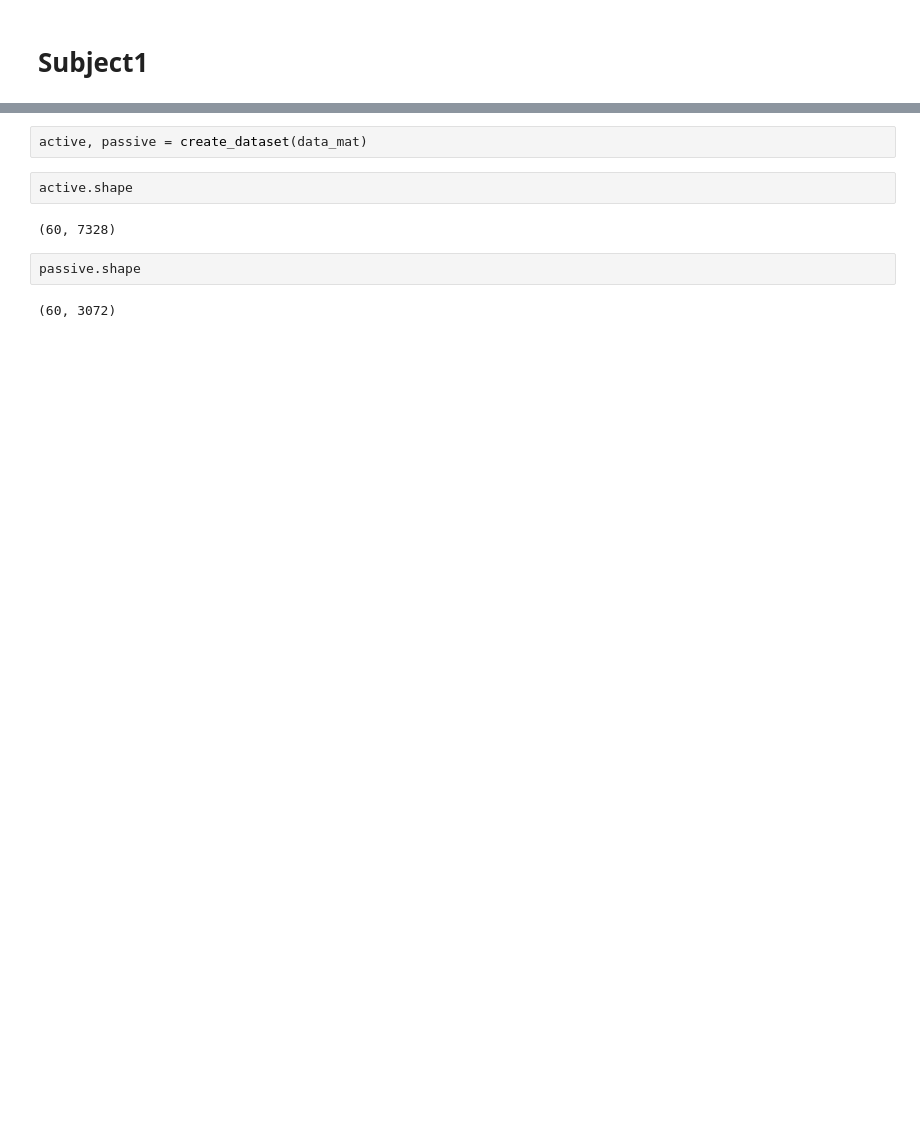
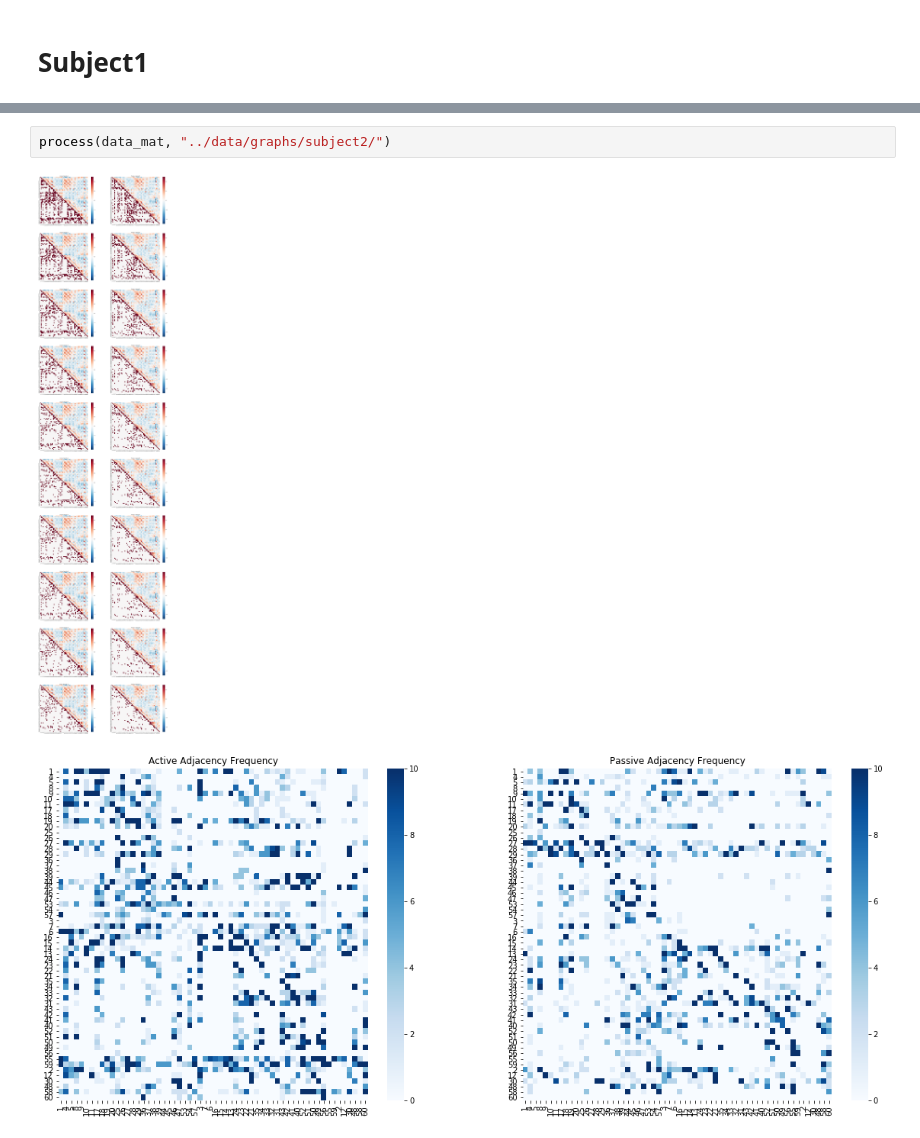
Before and after one commit to andylikescodes/EEG_Causal_Discovery, a Jupyter notebook: notebooks/Data_preprocessing.ipynb, the cells around one changed output, grey strips where cells are left out. Saved outputs shown, nothing was run; the diff lists cells and outputs as text; blank space fills up the shorter version.

```diff
--- a/notebooks/Data_preprocessing.ipynb
+++ b/notebooks/Data_preprocessing.ipynb
@@ -245,10 +259,5 @@ data_mat
-# %%
-active, passive = create_dataset(data_mat)
-# %%
-active.shape
-# %% [output]
-(60, 7328)
-# %%
-passive.shape
-# %% [output]
-(60, 3072)
+# %%
+process(data_mat, "../data/graphs/subject2/")
+# %% [output]
+[figure, added]
+[figure, added]
```
Also changed, not shown: parts of 24 cells of this notebook.
